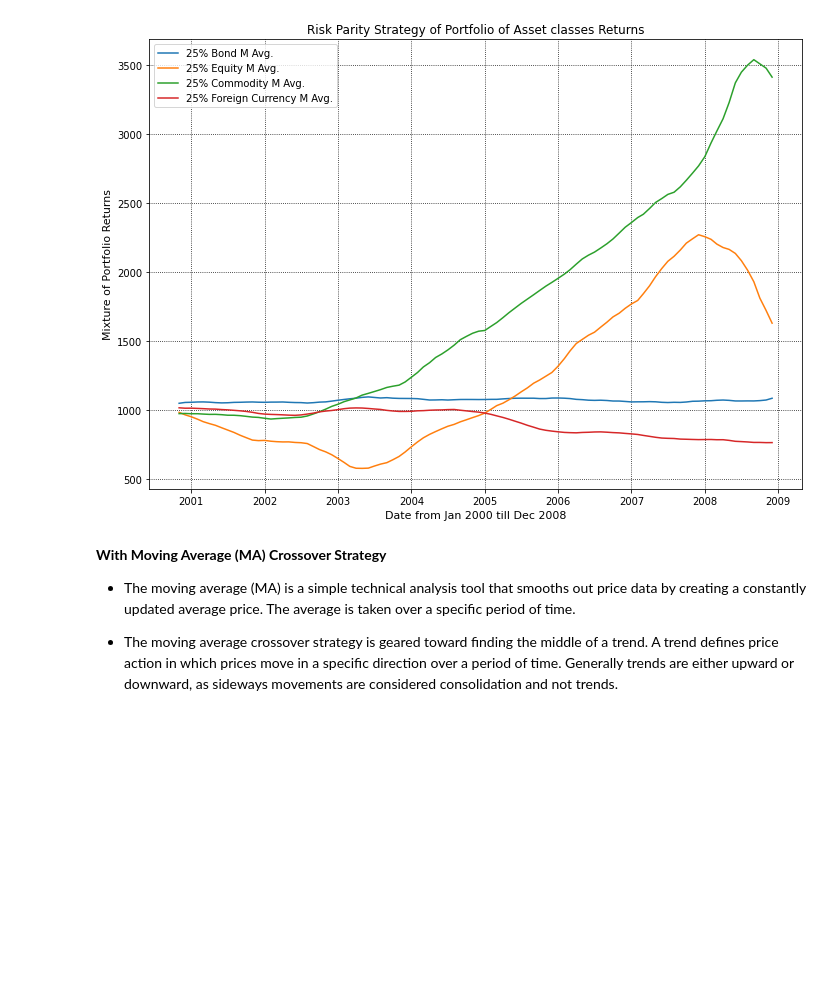
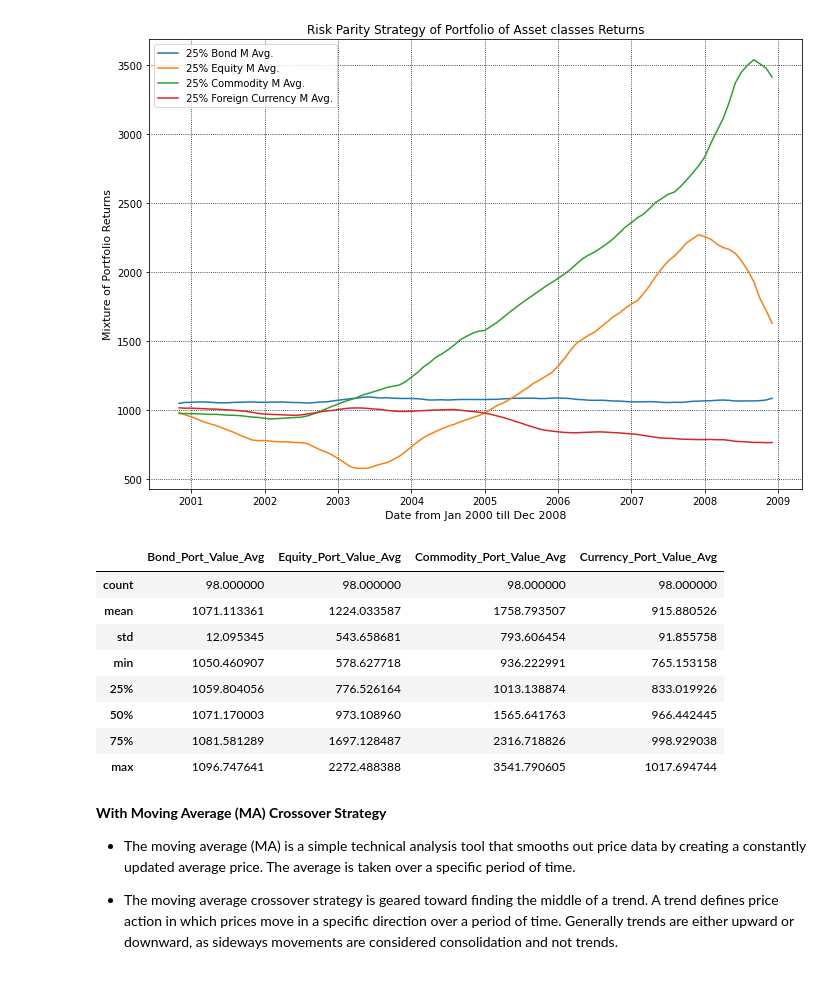
Before and after one commit to sherif603/Parity-Risk-Strategies, a Jupyter notebook: 2021_03_19_RP_2000_2008.ipynb, the cells around one changed output. Saved outputs shown, nothing was run; the diff lists cells and outputs as text; code cells hidden in the pictures; blank space fills up the shorter version.

```diff
--- a/2021_03_19_RP_2000_2008.ipynb
+++ b/2021_03_19_RP_2000_2008.ipynb
@@ -2158,6 +2200,21 @@ plt.grid(True, color='k', linestyle=':')
 plt.legend(loc=2);
 # %% [output]
 [figure]
+# %%
+# Use pandas.DataFrame.describe() method to generate descriptive statistics,such as count, arithmetic mean, standard deviation
+# minimum value, maximum value, and percentile
+Moving_Average_Portfolio_2000_2008[['Bond_Port_Value_Avg','Equity_Port_Value_Avg',
+                                    'Commodity_Port_Value_Avg','Currency_Port_Value_Avg']].describe()
+# %% [output]
+|  | Bond_Port_Value_Avg | Equity_Port_Value_Avg | Commodity_Port_Value_Avg | Currency_Port_Value_Avg |
+| count | 98.000000 | 98.000000 | 98.000000 | 98.000000 |
+| mean | 1071.113361 | 1224.033587 | 1758.793507 | 915.880526 |
+| std | 12.095345 | 543.658681 | 793.606454 | 91.855758 |
+| min | 1050.460907 | 578.627718 | 936.222991 | 765.153158 |
+| 25% | 1059.804056 | 776.526164 | 1013.138874 | 833.019926 |
+| 50% | 1071.170003 | 973.108960 | 1565.641763 | 966.442445 |
+| 75% | 1081.581289 | 1697.128487 | 2316.718826 | 998.929038 |
+| max | 1096.747641 | 2272.488388 | 3541.790605 | 1017.694744 |
 # %% [markdown]
 **With Moving Average (MA) Crossover Strategy**
 
```
Also changed, not shown: parts of 14 cells of this notebook.
